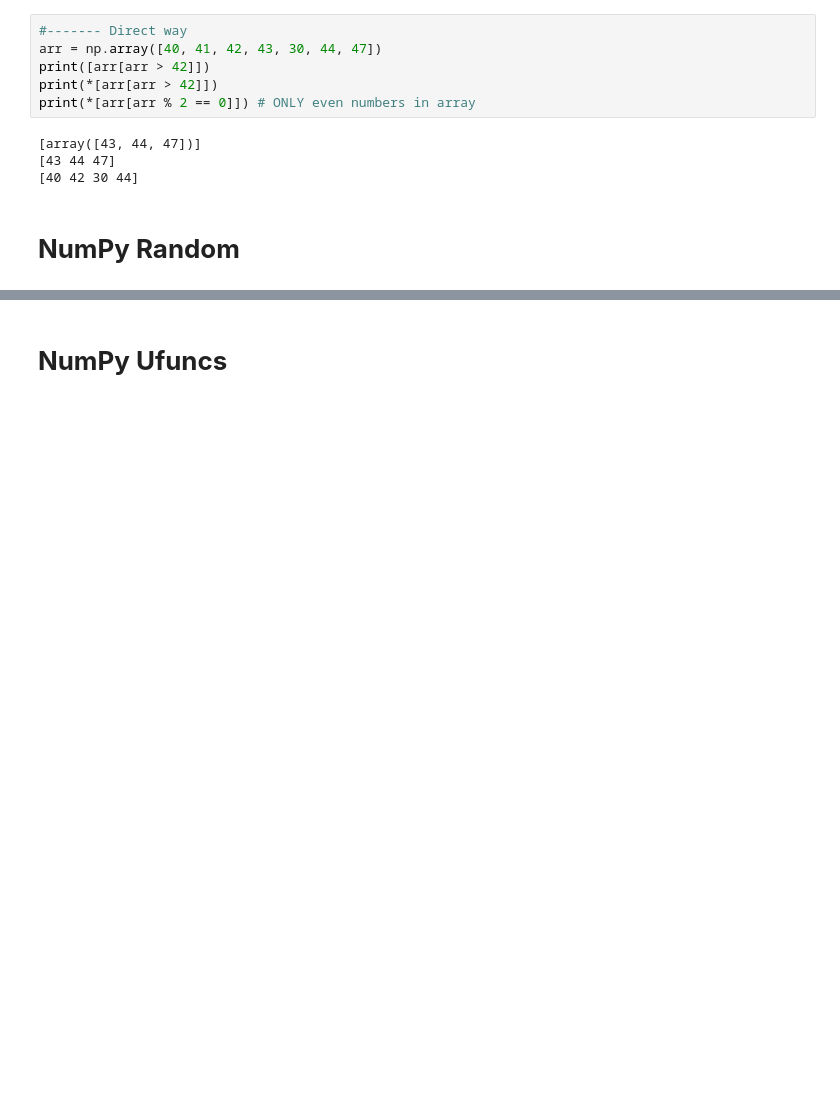
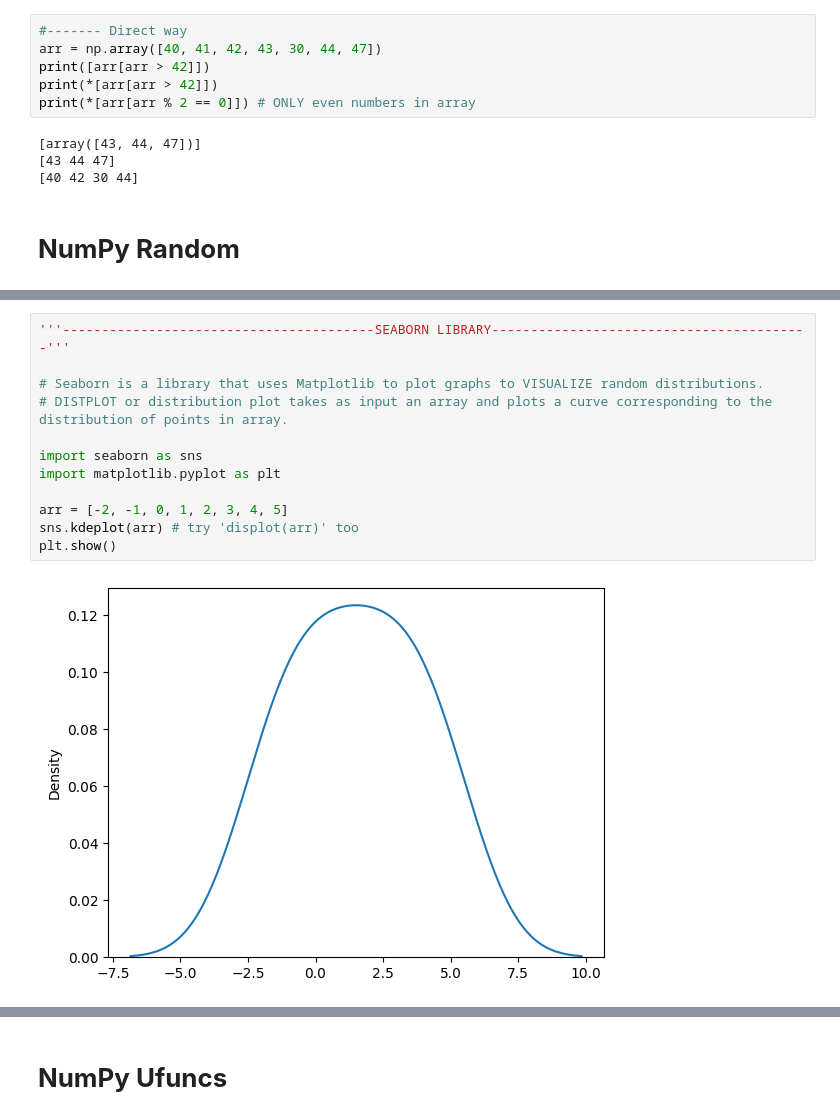
Before and after one commit to Sarvesh-Prajapati/NumPy, a Jupyter notebook: NumPy_GYM.ipynb, the cells around one changed output, grey strips where cells are left out. Cells and saved outputs as stored; diff of their text form; blank space fills up the shorter version.

```diff
--- a/NumPy_GYM.ipynb
+++ b/NumPy_GYM.ipynb
@@ -1017,0 +933,14 @@ plt.show()
+# %%
+'''----------------------------------------SEABORN LIBRARY-----------------------------------------'''
+
+# Seaborn is a library that uses Matplotlib to plot graphs to VISUALIZE random distributions.
+# DISTPLOT or distribution plot takes as input an array and plots a curve corresponding to the distribution of points in array.
+
+import seaborn as sns
+import matplotlib.pyplot as plt
+
+arr = [-2, -1, 0, 1, 2, 3, 4, 5]
+sns.kdeplot(arr) # try 'displot(arr)' too
+plt.show()
+# %% [output]
+[figure, added]
```
Also changed, not shown: parts of 55 cells of this notebook.
